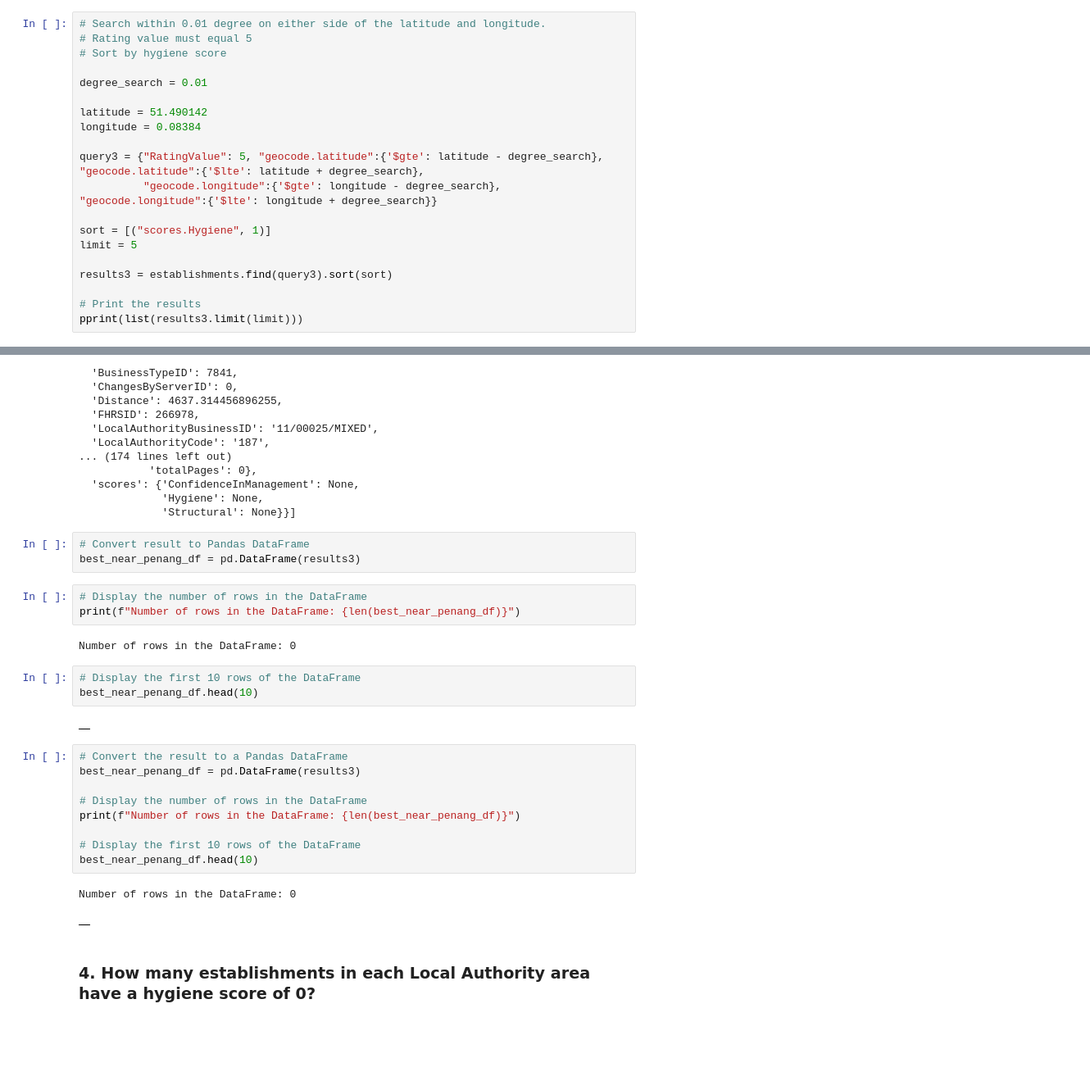
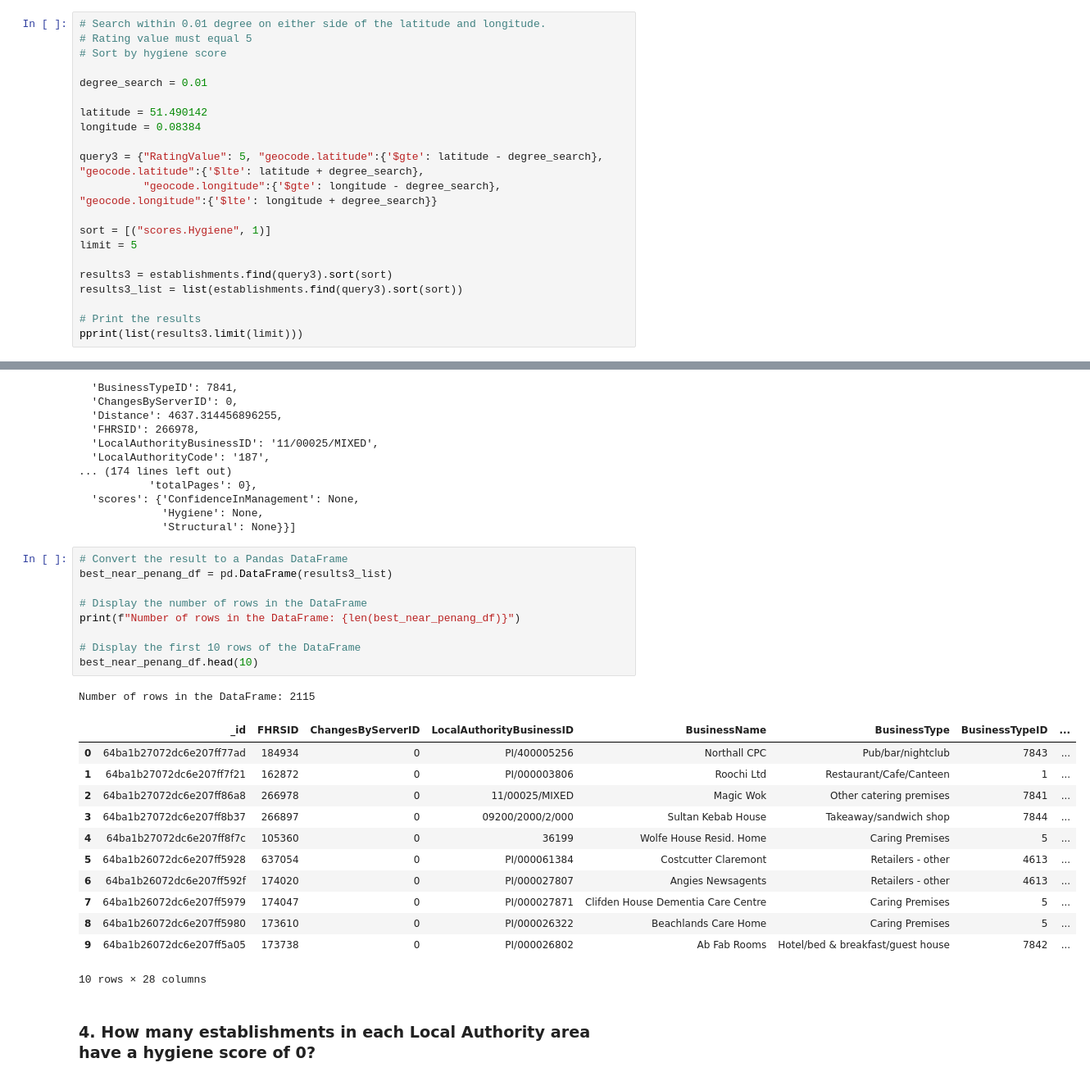
Before and after one commit to yohannes-daniel/nosql-challenge, a Jupyter notebook: NoSQL_analysis_starter.ipynb, the cells around one changed output, grey strips where cells are left out. Shown: that part at 82% size. Saved outputs shown, nothing was run; the diff lists cells and outputs as text; blank space fills up the shorter version.

```diff
--- a/NoSQL_analysis_starter.ipynb
+++ b/NoSQL_analysis_starter.ipynb
@@ -266,6 +154,7 @@ sort = [("scores.Hygiene", 1)]
 limit = 5
 
 results3 = establishments.find(query3).sort(sort)
+results3_list = list(establishments.find(query3).sort(sort))
 
 # Print the results
 pprint(list(results3.limit(limit)))
@@ -287,31 +176,29 @@ pprint(list(results3.limit(limit)))
   'scores': {'ConfidenceInManagement': None,
              'Hygiene': None,
              'Structural': None}}]
-# %%
-# Convert result to Pandas DataFrame
-best_near_penang_df = pd.DataFrame(results3)
-# %%
-# Display the number of rows in the DataFrame
-print(f"Number of rows in the DataFrame: {len(best_near_penang_df)}")
-# %% [output]
-Number of rows in the DataFrame: 0
-# %%
-# Display the first 10 rows of the DataFrame
-best_near_penang_df.head(10)
-# %% [output]
-|  |
 # %%
 # Convert the result to a Pandas DataFrame
-best_near_penang_df = pd.DataFrame(results3)
+best_near_penang_df = pd.DataFrame(results3_list)
 
 # Display the number of rows in the DataFrame
 print(f"Number of rows in the DataFrame: {len(best_near_penang_df)}")
 
 # Display the first 10 rows of the DataFrame
 best_near_penang_df.head(10)
 # %% [output]
-Number of rows in the DataFrame: 0
+Number of rows in the DataFrame: 2115
-|  |
+|  | _id | FHRSID | ChangesByServerID | LocalAuthorityBusinessID | BusinessName | BusinessType | BusinessTypeID | ... |
+| 0 | 64ba1b27072dc6e207ff77ad | 184934 | 0 | PI/400005256 | Northall CPC | Pub/bar/nightclub | 7843 | ... |
+| 1 | 64ba1b27072dc6e207ff7f21 | 162872 | 0 | PI/000003806 | Roochi Ltd | Restaurant/Cafe/Canteen | 1 | ... |
+| 2 | 64ba1b27072dc6e207ff86a8 | 266978 | 0 | 11/00025/MIXED | Magic Wok | Other catering premises | 7841 | ... |
+| 3 | 64ba1b27072dc6e207ff8b37 | 266897 | 0 | 09200/2000/2/000 | Sultan Kebab House | Takeaway/sandwich shop | 7844 | ... |
+| 4 | 64ba1b27072dc6e207ff8f7c | 105360 | 0 | 36199 | Wolfe House Resid. Home | Caring Premises | 5 | ... |
+| 5 | 64ba1b26072dc6e207ff5928 | 637054 | 0 | PI/000061384 | Costcutter Claremont | Retailers - other | 4613 | ... |
+| 6 | 64ba1b26072dc6e207ff592f | 174020 | 0 | PI/000027807 | Angies Newsagents | Retailers - other | 4613 | ... |
+| 7 | 64ba1b26072dc6e207ff5979 | 174047 | 0 | PI/000027871 | Clifden House Dementia Care Centre | Caring Premises | 5 | ... |
+| 8 | 64ba1b26072dc6e207ff5980 | 173610 | 0 | PI/000026322 | Beachlands Care Home | Caring Premises | 5 | ... |
+| 9 | 64ba1b26072dc6e207ff5a05 | 173738 | 0 | PI/000026802 | Ab Fab Rooms | Hotel/bed & breakfast/guest house | 7842 | ... |
+10 rows × 28 columns
 # %% [markdown]
 ### 4. How many establishments in each Local Authority area have a hygiene score of 0?
 # %%
```
Also changed, not shown: parts of 14 cells of this notebook.
